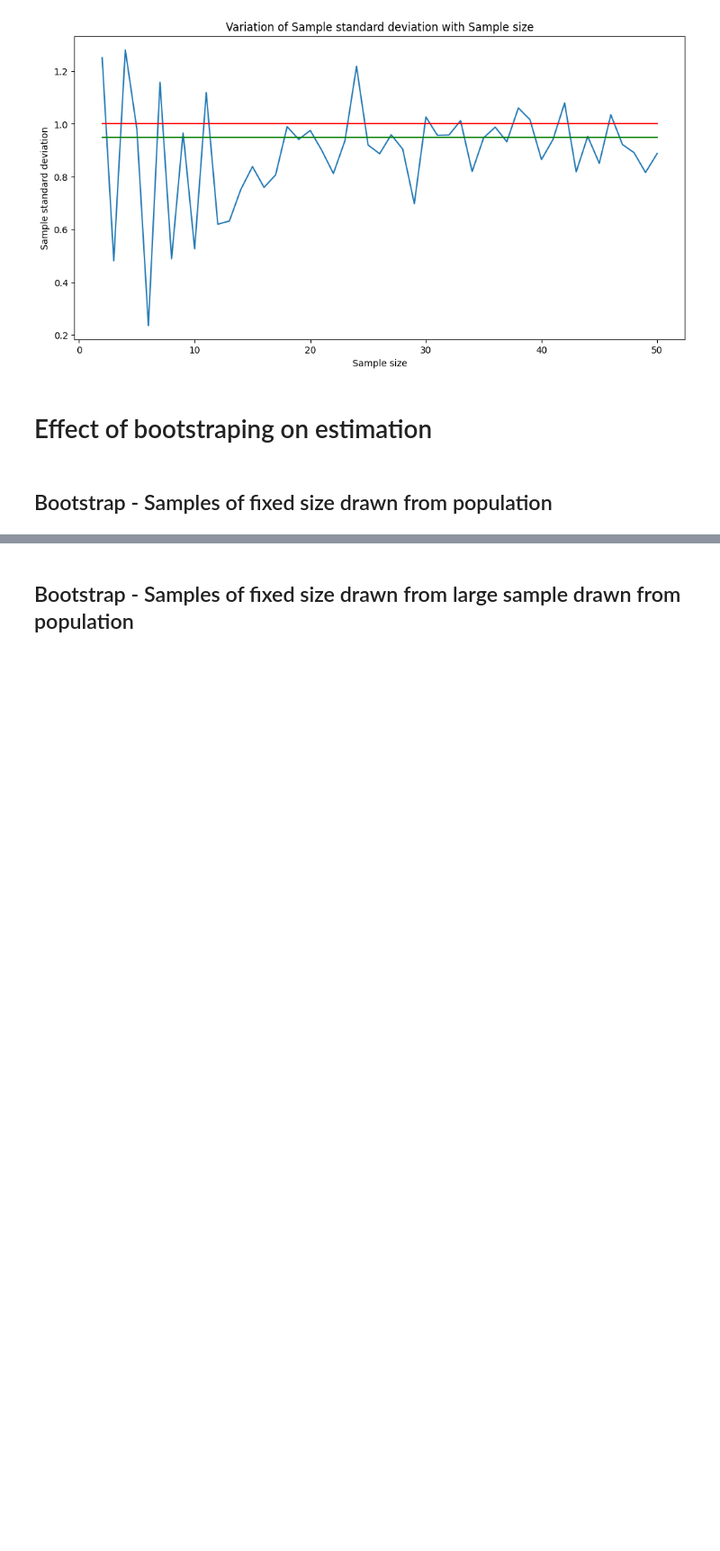
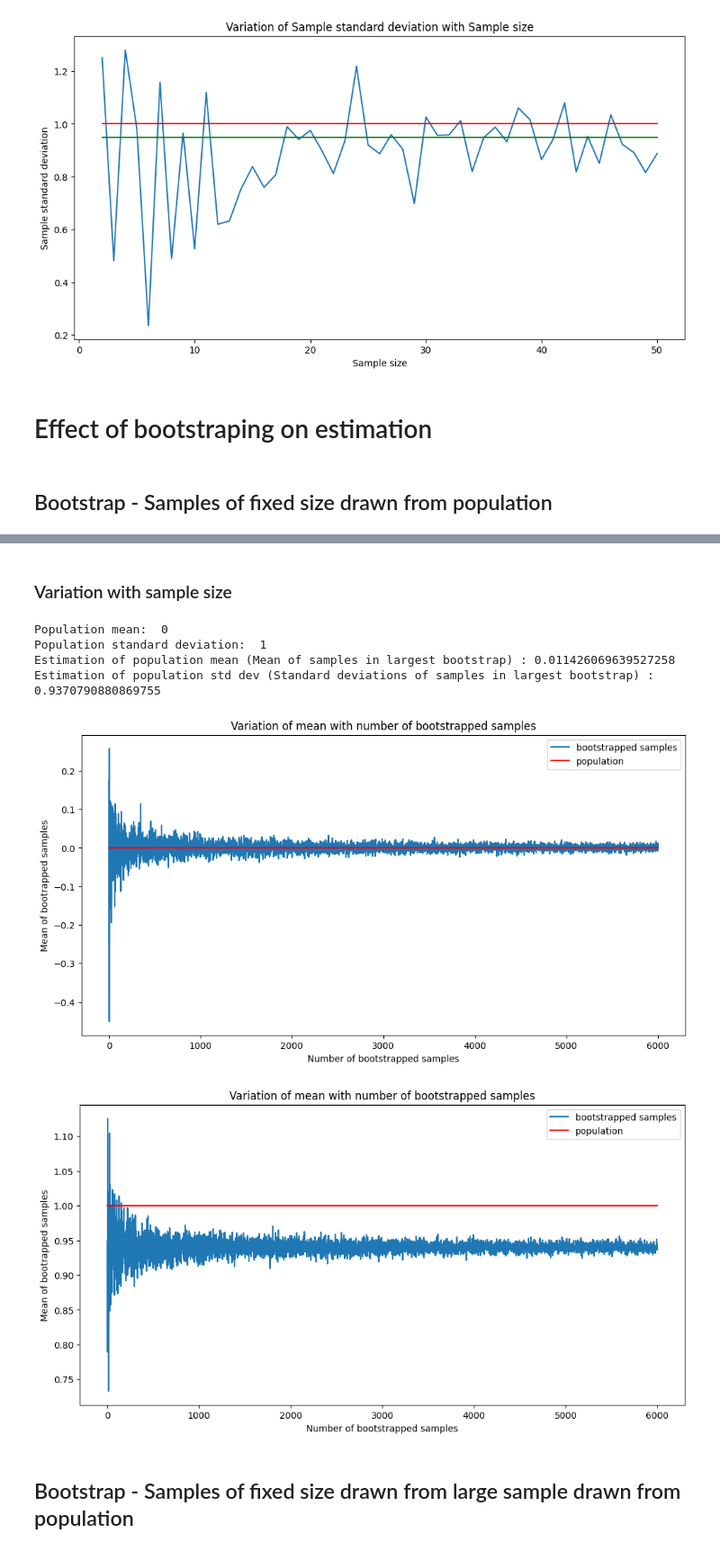
Before and after one commit to kunalkundu30/bootstrapping-fundamentals, a Jupyter notebook: bootstrapping.ipynb, the cells around one changed output, grey strips where cells are left out. Shown: that part at 90% size. Drawn from its saved outputs; the diff is of its cells as text; code cells hidden in the pictures; blank space fills up the shorter version.

```diff
--- a/bootstrapping.ipynb
+++ b/bootstrapping.ipynb
@@ -171,3 +171,68 @@ Estimation of population std dev (Mean of standard deviations of all bootstrap s
+# %% [markdown]
+### Variation with sample size
+# %%
+# Variation with number of bootstrap samples
+
+max_no_of_samples = 6000
+sample_size = 5
+result={}
+result_bootstrap = {}
+
+population_mean = 0
+population_std_dev = 1
+
+for no_of_samples in range(2,max_no_of_samples):
+    for sample_no in range(1,no_of_samples):
+        sample = np.random.normal(loc=population_mean,scale=population_std_dev,size=sample_size)
+        sample_mean = sample.mean()
+        sample_std_dev = np.sqrt(np.var(sample,ddof=1))
+        result[sample_no] = [sample_mean, sample_std_dev]
+
+    means = [sample_result[0] for sample_result in result.values()]
+    std_devs = [sample_result[1] for sample_result in result.values()]
+    sample_nos = result.keys()
+
+    estimation_of_population_mean = np.array(means).mean()
+    estimation_of_population_std_dev = np.array(std_devs).mean()
+
+    result_bootstrap[no_of_samples] = [estimation_of_population_mean, estimation_of_population_std_dev]
+
+
+estimation_of_population_means = [samples_result[0] for samples_result in result_bootstrap.values()]
+estimation_of_population_std_devs = [samples_result[1] for samples_result in result_bootstrap.values()]
+no_of_samples_in_bootstrap = result_bootstrap.keys()
+
+print("Population mean: ", population_mean)
+print("Population standard deviation: ", population_std_dev)
+
+print("Estimation of population mean (Mean of samples in largest bootstrap) :",estimation_of_population_mean)
+print("Estimation of population std dev (Standard deviations of samples in largest bootstrap) :",estimation_of_population_std_dev)
+
+# Plot graphs
+plt.figure(figsize=(12,6))
+plt.plot(no_of_samples_in_bootstrap, estimation_of_population_means,label='bootstrapped samples')
+plt.plot(sample_nos,[population_mean]*len(sample_nos),color='r',label='population')
+plt.title("Variation of mean with number of bootstrapped samples")
+plt.xlabel("Number of bootstrapped samples")
+plt.ylabel("Mean of bootrapped samples")
+plt.legend()
+plt.show()
+
+plt.figure(figsize=(12,6))
+plt.plot(no_of_samples_in_bootstrap, estimation_of_population_std_devs,label='bootstrapped samples')
+plt.plot(sample_nos,[population_std_dev]*len(sample_nos),color='r',label='population')
+plt.title("Variation of standard deviation with number of bootstrapped samples")
+plt.xlabel("Number of bootstrapped samples")
+plt.ylabel("Standard deviation of bootrapped samples")
+plt.legend()
+plt.show()
+# %% [output]
+Population mean:  0
+Population standard deviation:  1
+Estimation of population mean (Mean of samples in largest bootstrap) : 0.011426069639527258
+Estimation of population std dev (Standard deviations of samples in largest bootstrap) : 0.9370790880869755
+[figure, added]
+[figure, added]
 # %% [markdown]
 ## Bootstrap - Samples of fixed size drawn from large sample drawn from population
 # %%
```
Also changed, not shown: parts of 4 cells of this notebook.
